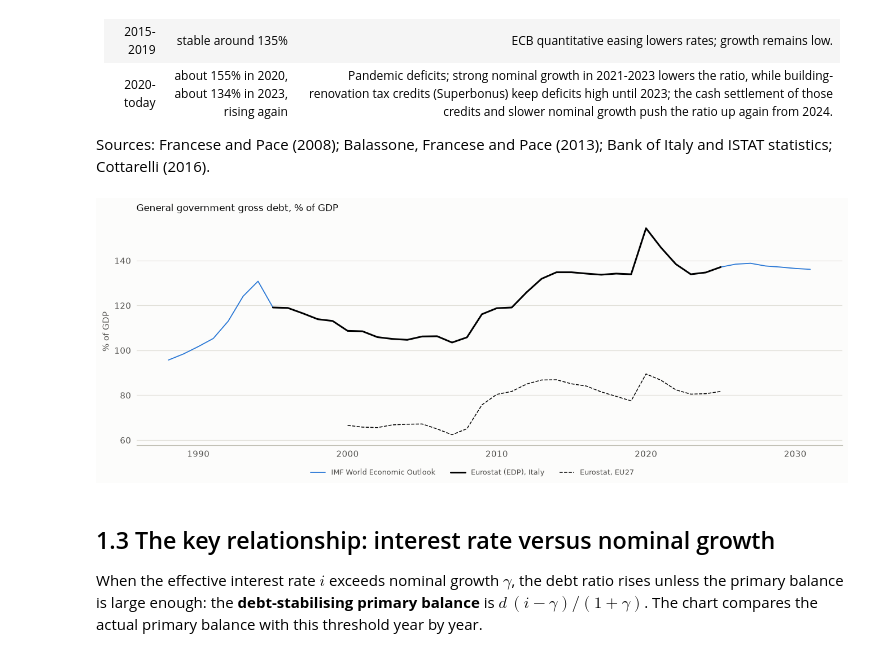
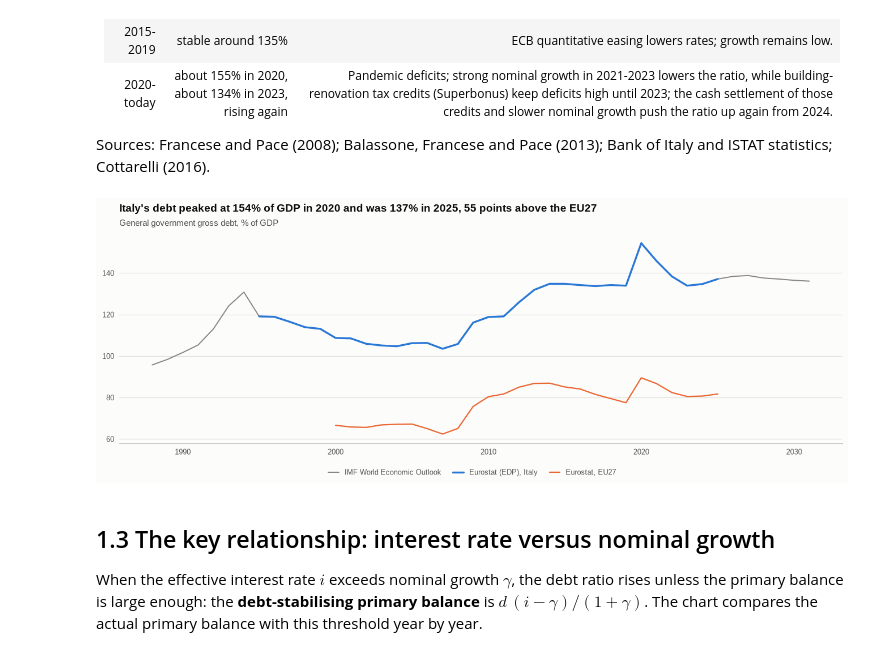
Before and after one commit to paolo993788/Italian-public-debt, a Jupyter notebook: notebooks/debt_dynamics/01_debt_history_and_decomposition.ipynb, the cells around one changed output. Saved outputs shown, nothing was run; the diff lists cells and outputs as text; code cells hidden in the pictures.

```diff
--- a/notebooks/debt_dynamics/01_debt_history_and_decomposition.ipynb
+++ b/notebooks/debt_dynamics/01_debt_history_and_decomposition.ipynb
@@ -104,15 +105,19 @@ Italy: 1995-2025; debt 119.1% -> 137.1% of GDP
 Sources: Francese and Pace (2008); Balassone, Francese and Pace (2013); Bank of Italy and ISTAT statistics; Cottarelli (2016).
 # %%
 fig, ax = plt.subplots(figsize=(12, 4.5))
-for label, series in long_run.items():
-    ax.plot(series.index, series.values, lw=1.2, label=label)
-ax.plot(it.index, 100 * it["debt"], "k-", lw=2, label="Eurostat (EDP), Italy")
-ax.plot(peer.index, 100 * peer["debt"], "k--", lw=1, label="Eurostat, EU27")
-ax.set(title="General government gross debt, % of GDP", ylabel="% of GDP")
+for (label, series), ls in zip(long_run.items(), ["-", "--"]):
+    ax.plot(series.index, series.values, color=MUTED, lw=1.3, ls=ls, label=label)
+ax.plot(it.index, 100 * it["debt"], color=SERIES[0], lw=2.2, label="Eurostat (EDP), Italy")
+ax.plot(peer.index, 100 * peer["debt"], color=SERIES[1], label="Eurostat, EU27")
+year = it["debt"].dropna().index.intersection(peer["debt"].dropna().index).max()
+headline(ax, f"Italy's debt peaked at {100 * it['debt'].max():.0f}% of GDP in {it['debt'].idxmax()} and was "
+             f"{100 * it.loc[year, 'debt']:.0f}% in {year}, {100 * (it.loc[year, 'debt'] - peer.loc[year, 'debt']):.0f} "
+             "points above the EU27",
+         "General government gross debt, % of GDP")
 fig.legend(loc="outside lower center", ncol=3)
 fig.savefig(OUTPUT_DIR / "debt_long_run.png", dpi=150)
 # %% [output]
-[figure, old version]
+[figure, new version]
 # %% [markdown]
 ## 1.3 The key relationship: interest rate versus nominal growth
 
```
Also changed, not shown: parts of 4 cells of this notebook, 4 other files.
